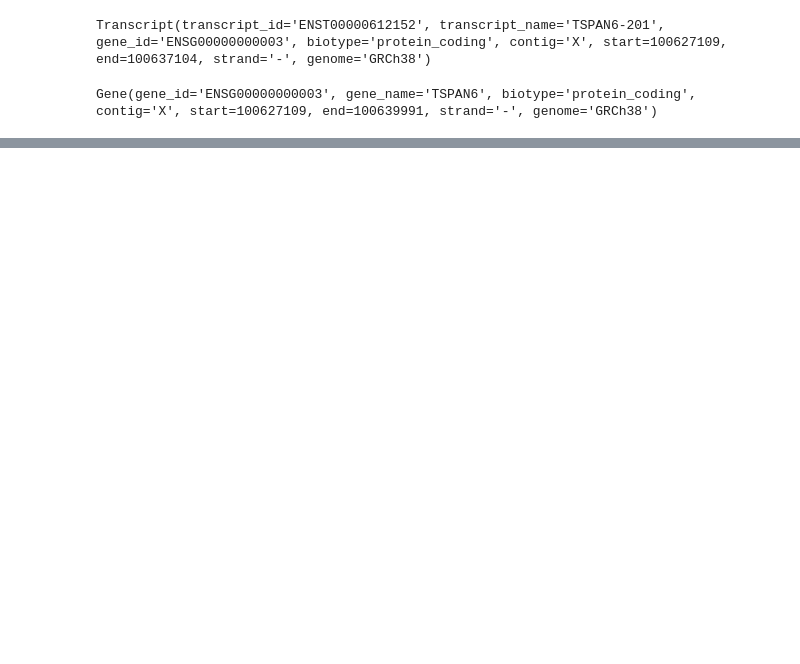
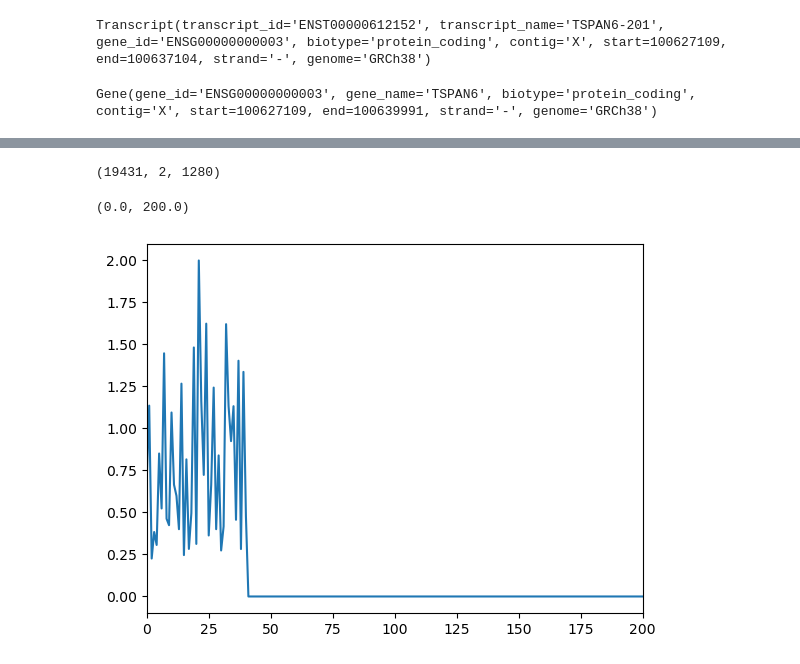
Before and after one commit to sofroniewn/rosa, a Jupyter notebook: notebooks/protiens.ipynb, the cells around one changed output, grey strips where cells are left out. Cells and saved outputs as stored; diff of their text form; code cells hidden in the pictures; blank space fills up the shorter version.

```diff
--- a/notebooks/protiens.ipynb
+++ b/notebooks/protiens.ipynb
@@ -121,0 +233,4 @@ Name: Peptide, Length: 189783, dtype: object
+# %%
+import zarr
+
+z = zarr.open('/home/ec2-user/esm/ESM_proteins_embeddings_var_0.zarr', 'r')
@@ -121,0 +248,4 @@ Name: Peptide, Length: 189783, dtype: object
+# %%
+z.shape
+# %% [output]
+(19431, 2, 1280)
@@ -121,0 +261,6 @@ Name: Peptide, Length: 189783, dtype: object
+# %%
+plt.plot(z[:, 1, :].max(axis=1));
+plt.xlim([0, 200])
+# %% [output]
+(0.0, 200.0)
+[figure, added]
```
Also changed, not shown: parts of 35 cells of this notebook, 4 other files.
